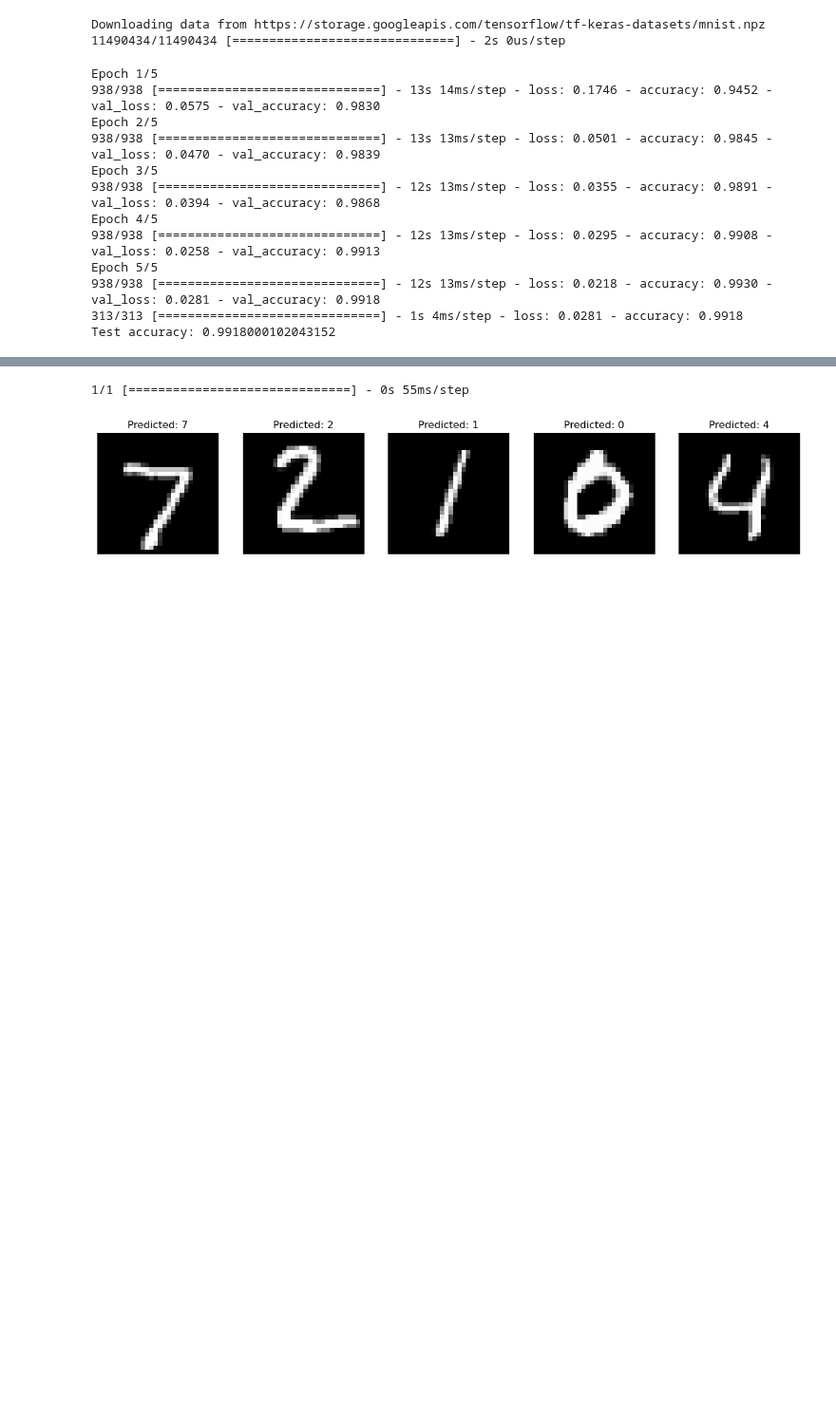
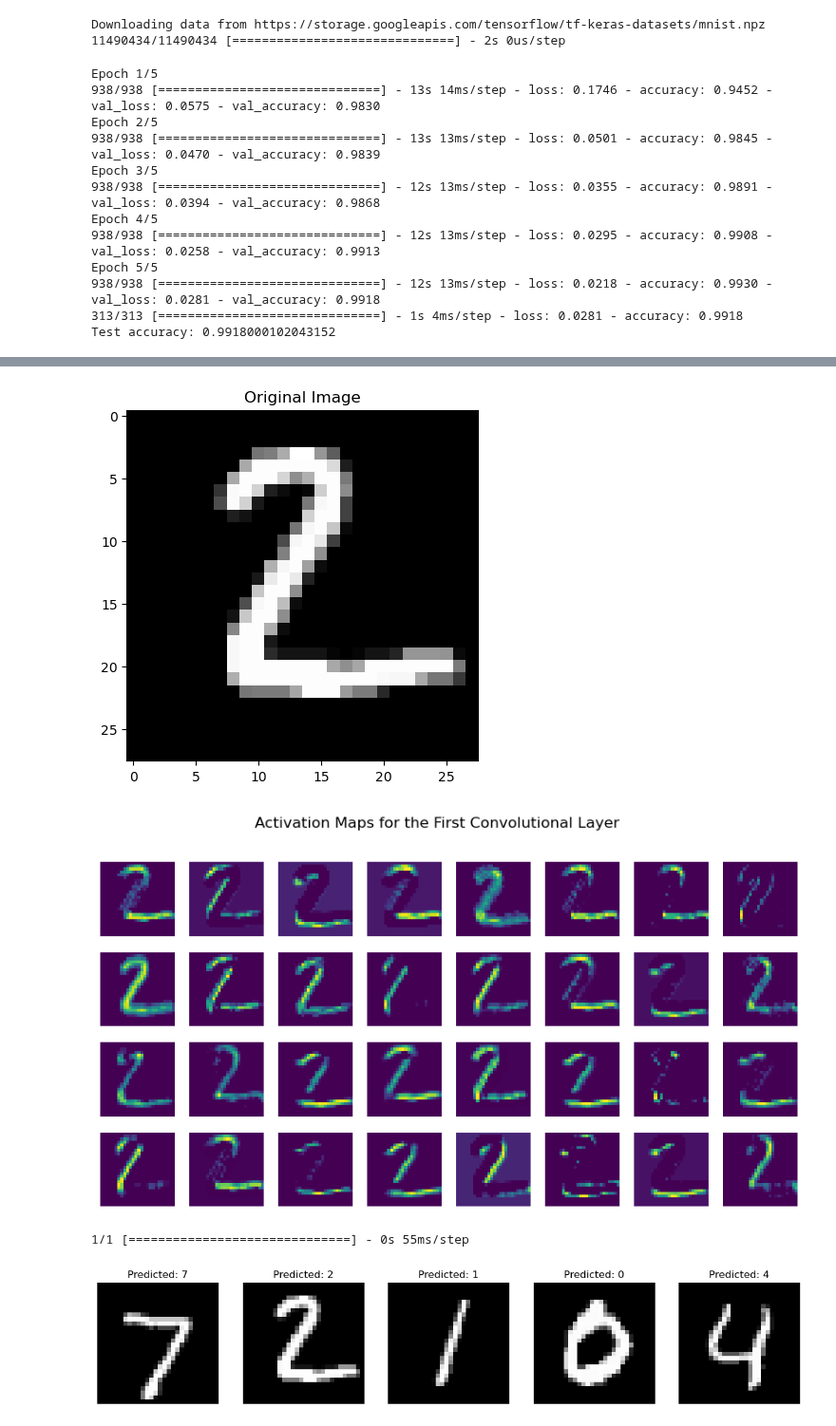
Before and after one commit to KarimaTaira/neural-network, a Jupyter notebook: ReseauNeur.ipynb, the cells around one changed output, grey strips where cells are left out. Shown at 95% size. Cells and saved outputs as stored; diff of their text form; code cells hidden in the pictures; blank space fills up the shorter version.

Commit message:
showing output of layers

```diff
--- a/ReseauNeur.ipynb
+++ b/ReseauNeur.ipynb
@@ -53,3 +53,26 @@ Epoch 5/5
 938/938 [==============================] - 12s 13ms/step - loss: 0.0218 - accuracy: 0.9930 - val_loss: 0.0281 - val_accuracy: 0.9918
 313/313 [==============================] - 1s 4ms/step - loss: 0.0281 - accuracy: 0.9918
 Test accuracy: 0.9918000102043152
+# %%
+from tensorflow.keras.models import Model
+# Create a model that outputs the activations of the first convolutional layer
+activation_model = Model(inputs=model.inputs, outputs=model.layers[0].output)
+
+# Visualize the activation maps for a specific input image
+sample_image = x_test[1].reshape((1, 28, 28, 1))
+activations = activation_model.predict(sample_image)
+
+# Plot the original image
+plt.imshow(sample_image.reshape(28, 28), cmap='gray')
+plt.title('Original Image')
+plt.show()
+
+# Plot the activation maps
+plt.figure(figsize=(10, 5))
+for i in range(32):  # Assuming 32 filters in the first convolutional layer
+    plt.subplot(4, 8, i + 1)
+    plt.imshow(activations[0, :, :, i], cmap='viridis')
+    plt.axis('off')
+plt.suptitle('Activation Maps for the First Convolutional Layer')
+plt.show()
+# %% [output]
@@ -56,3 +80,5 @@ Test accuracy: 0.9918000102043152
+[figure, added]
+[figure, added]
 # %%
 # Predict on some test samples
 predictions = model.predict(x_test[:5])
```
Also changed, not shown: parts of 1 cell of this notebook.
